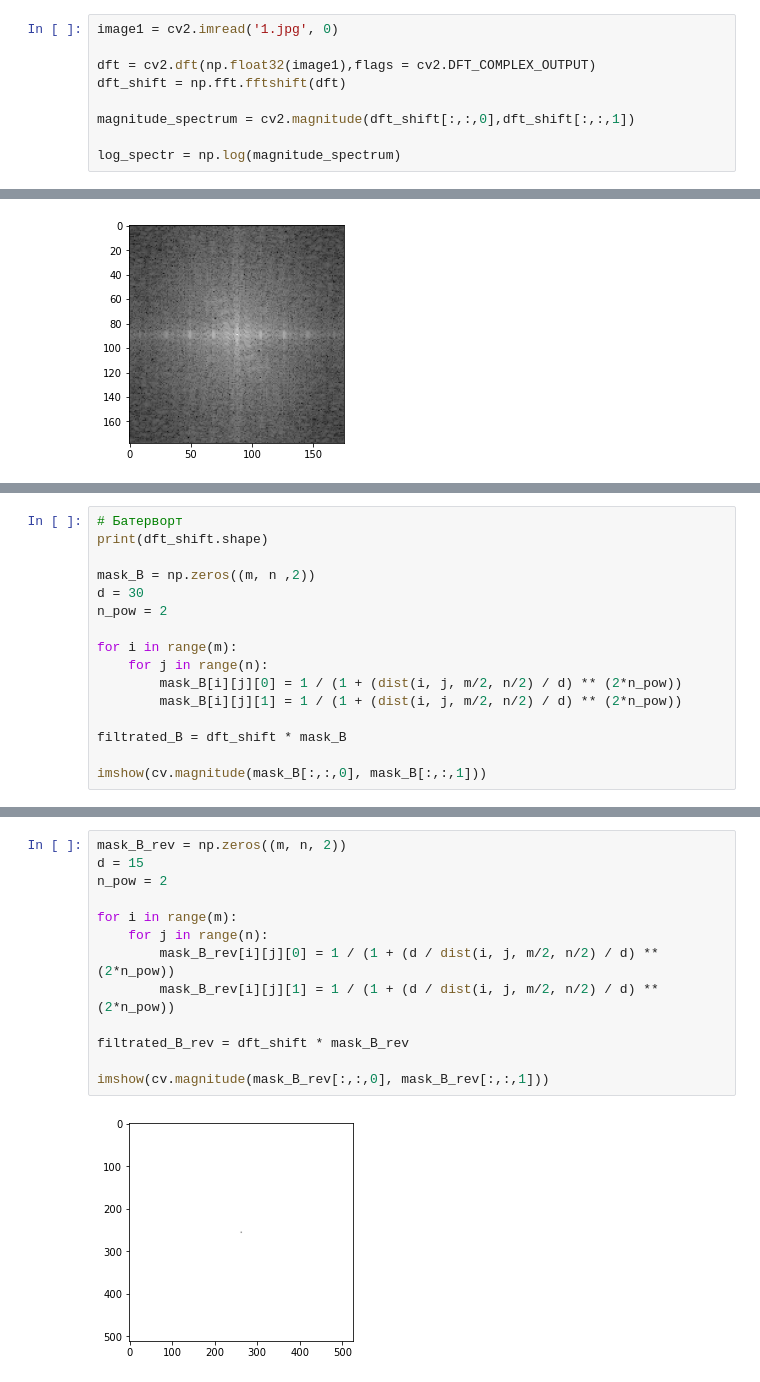
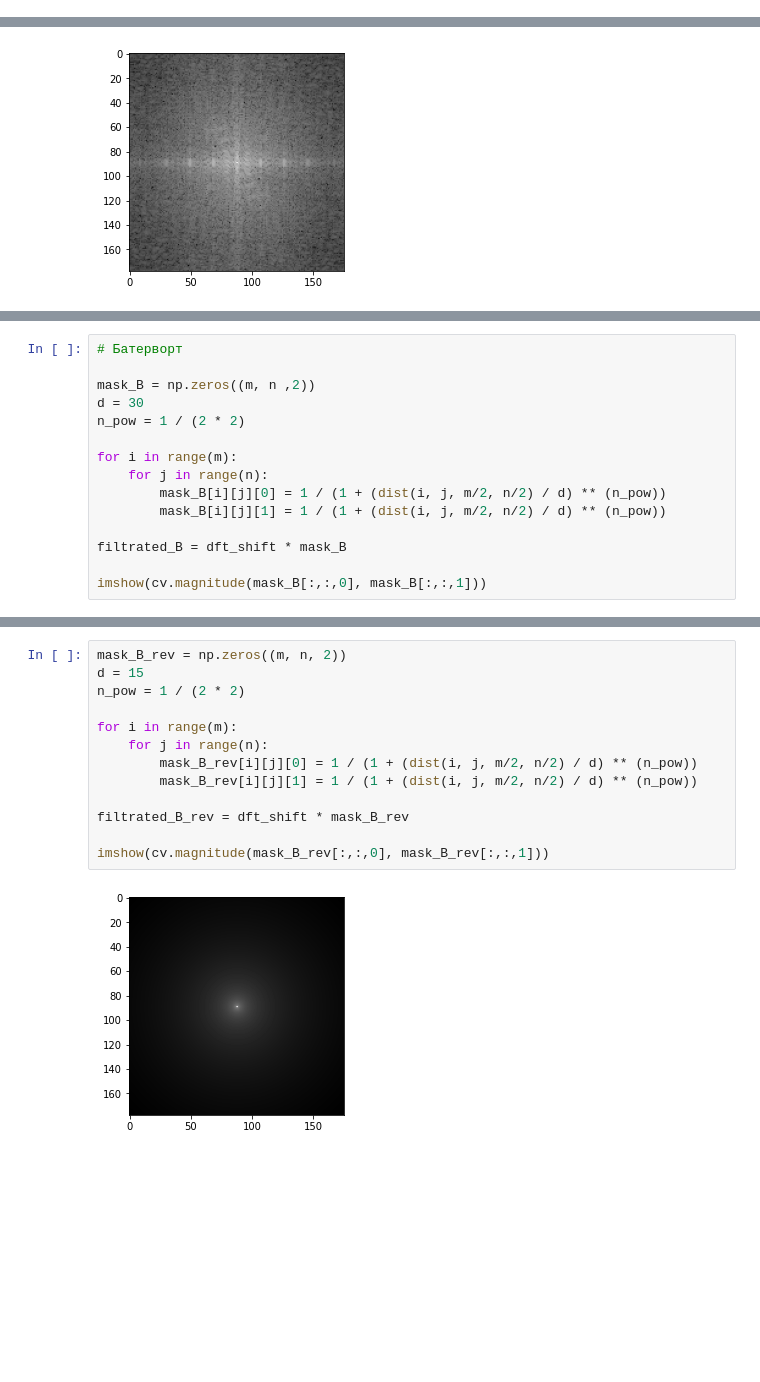
Before and after one commit to InColumi/ComputerVision, a Jupyter notebook: Лабораторная 5. Частотная фильтрация/vlad-Raw.ipynb, the cells around one changed output, grey strips where cells are left out. Drawn from its saved outputs; the diff is of its cells as text; blank space fills up the shorter version.

```diff
--- a/Лабораторная 5. Частотная фильтрация/vlad-Raw.ipynb
+++ b/Лабораторная 5. Частотная фильтрация/vlad-Raw.ipynb
@@ -14,9 +0,0 @@ from matplotlib import pyplot as plt
-# %%
-image1 = cv2.imread('1.jpg', 0)
-
-dft = cv2.dft(np.float32(image1),flags = cv2.DFT_COMPLEX_OUTPUT)
-dft_shift = np.fft.fftshift(dft)
-
-magnitude_spectrum = cv2.magnitude(dft_shift[:,:,0],dft_shift[:,:,1])
-
-log_spectr = np.log(magnitude_spectrum)
@@ -136,15 +88,14 @@ imshow(np.log(spectrum))
 # %%
 # Батерворт
-print(dft_shift.shape)
 
 mask_B = np.zeros((m, n ,2))
 d = 30
-n_pow = 2
+n_pow = 1 / (2 * 2)
 
 for i in range(m):
     for j in range(n):
-        mask_B[i][j][0] = 1 / (1 + (dist(i, j, m/2, n/2) / d) ** (2*n_pow))
-        mask_B[i][j][1] = 1 / (1 + (dist(i, j, m/2, n/2) / d) ** (2*n_pow))
+        mask_B[i][j][0] = 1 / (1 + (dist(i, j, m/2, n/2) / d) ** (n_pow))
+        mask_B[i][j][1] = 1 / (1 + (dist(i, j, m/2, n/2) / d) ** (n_pow))
 
 filtrated_B = dft_shift * mask_B
 
@@ -173,18 +123,18 @@ imshow(np.log(spectrum_B))
 # %%
 mask_B_rev = np.zeros((m, n, 2))
 d = 15
-n_pow = 2
+n_pow = 1 / (2 * 2)
 
 for i in range(m):
     for j in range(n):
-        mask_B_rev[i][j][0] = 1 / (1 + (d / dist(i, j, m/2, n/2) / d) ** (2*n_pow))
-        mask_B_rev[i][j][1] = 1 / (1 + (d / dist(i, j, m/2, n/2) / d) ** (2*n_pow))
+        mask_B_rev[i][j][0] = 1 / (1 + (dist(i, j, m/2, n/2) / d) ** (n_pow))
+        mask_B_rev[i][j][1] = 1 / (1 + (dist(i, j, m/2, n/2) / d) ** (n_pow))
 
 filtrated_B_rev = dft_shift * mask_B_rev
 
 imshow(cv.magnitude(mask_B_rev[:,:,0], mask_B_rev[:,:,1]))
 # %% [output]
-[figure, old version]
+[figure, new version]
 # %%
 idft = cv.dft(filtrated_B_rev, cv.DFT_INVERSE)
 
```
Also changed, not shown: parts of 24 cells of this notebook, 1 other file.
